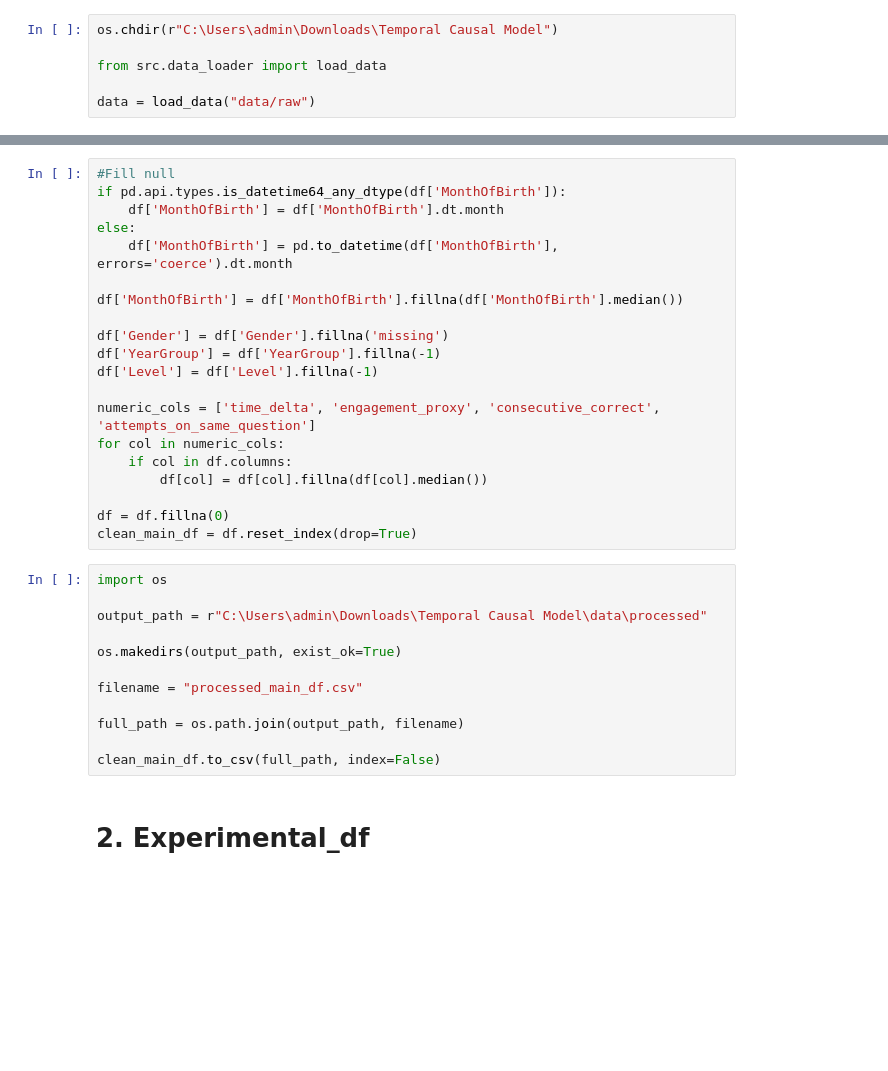
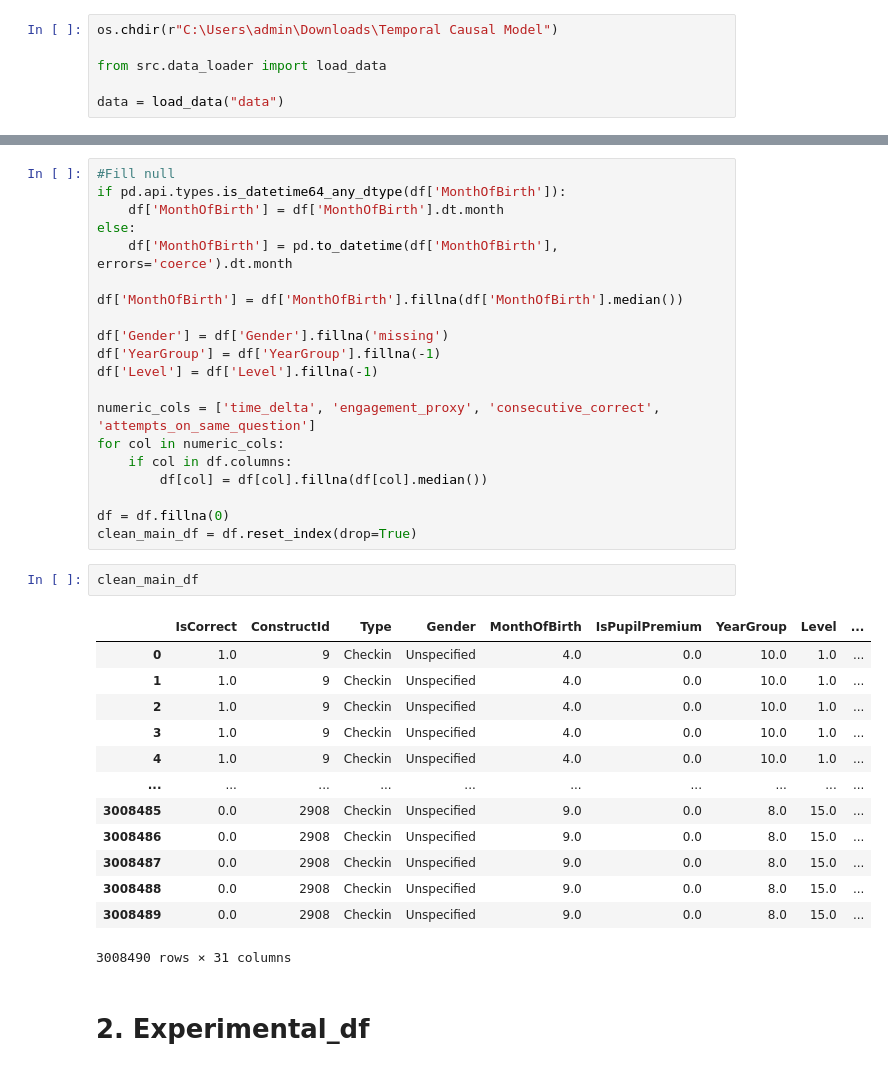
Before and after one commit to baoyenbui/Temporal-Causal-Model, a Jupyter notebook: src/preprocessing.ipynb, the cells around one changed output, grey strips where cells are left out. Drawn from its saved outputs; the diff is of its cells as text; blank space fills up the shorter version.

Commit message:
Causal Discovery Basics (Need Refine)

```diff
--- a/src/preprocessing.ipynb
+++ b/src/preprocessing.ipynb
@@ -9,7 +9,7 @@ os.chdir(r"C:\Users\admin\Downloads\Temporal Causal Model")
 
 from src.data_loader import load_data
 
-data = load_data("data/raw")
+data = load_data("data")
 # %% [markdown]
 ### Dataset Roles
 
@@ -246,18 +246,22 @@ for col in numeric_cols:
 
 df = df.fillna(0)
 clean_main_df = df.reset_index(drop=True)
-# %%
-import os
-
-output_path = r"C:\Users\admin\Downloads\Temporal Causal Model\data\processed"
-
-os.makedirs(output_path, exist_ok=True)
-
-filename = "processed_main_df.csv"
-
-full_path = os.path.join(output_path, filename)
-
-clean_main_df.to_csv(full_path, index=False)
+# %%
+clean_main_df
+# %% [output]
+|  | IsCorrect | ConstructId | Type | Gender | MonthOfBirth | IsPupilPremium | YearGroup | Level | ... |
+| 0 | 1.0 | 9 | Checkin | Unspecified | 4.0 | 0.0 | 10.0 | 1.0 | ... |
+| 1 | 1.0 | 9 | Checkin | Unspecified | 4.0 | 0.0 | 10.0 | 1.0 | ... |
+| 2 | 1.0 | 9 | Checkin | Unspecified | 4.0 | 0.0 | 10.0 | 1.0 | ... |
+| 3 | 1.0 | 9 | Checkin | Unspecified | 4.0 | 0.0 | 10.0 | 1.0 | ... |
+| 4 | 1.0 | 9 | Checkin | Unspecified | 4.0 | 0.0 | 10.0 | 1.0 | ... |
+| ... | ... | ... | ... | ... | ... | ... | ... | ... | ... |
+| 3008485 | 0.0 | 2908 | Checkin | Unspecified | 9.0 | 0.0 | 8.0 | 15.0 | ... |
+| 3008486 | 0.0 | 2908 | Checkin | Unspecified | 9.0 | 0.0 | 8.0 | 15.0 | ... |
+| 3008487 | 0.0 | 2908 | Checkin | Unspecified | 9.0 | 0.0 | 8.0 | 15.0 | ... |
+| 3008488 | 0.0 | 2908 | Checkin | Unspecified | 9.0 | 0.0 | 8.0 | 15.0 | ... |
+| 3008489 | 0.0 | 2908 | Checkin | Unspecified | 9.0 | 0.0 | 8.0 | 15.0 | ... |
+3008490 rows × 31 columns
 # %% [markdown]
 # 2. Experimental_df
 # %%
```
Also changed, not shown: parts of 1 cell of this notebook, 4 other files.
